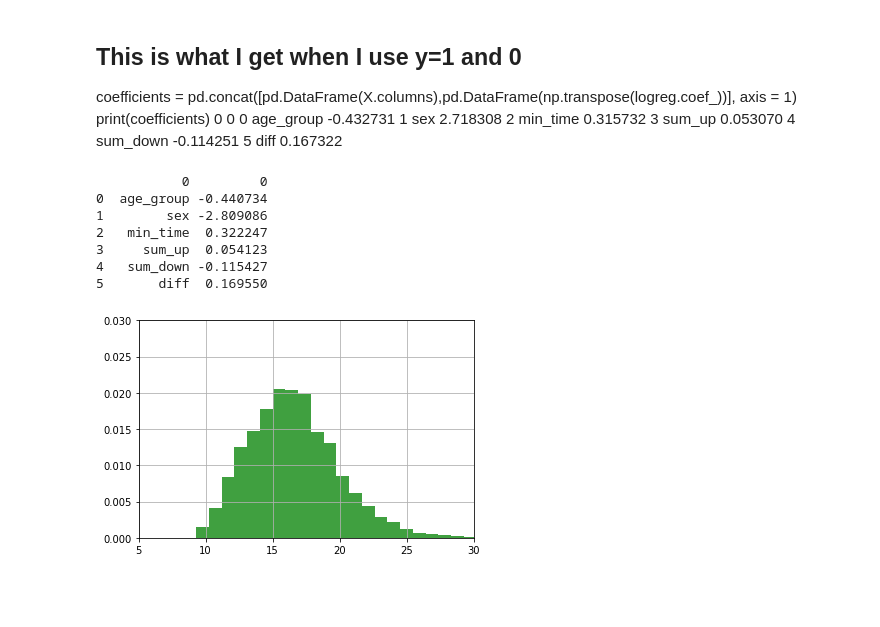
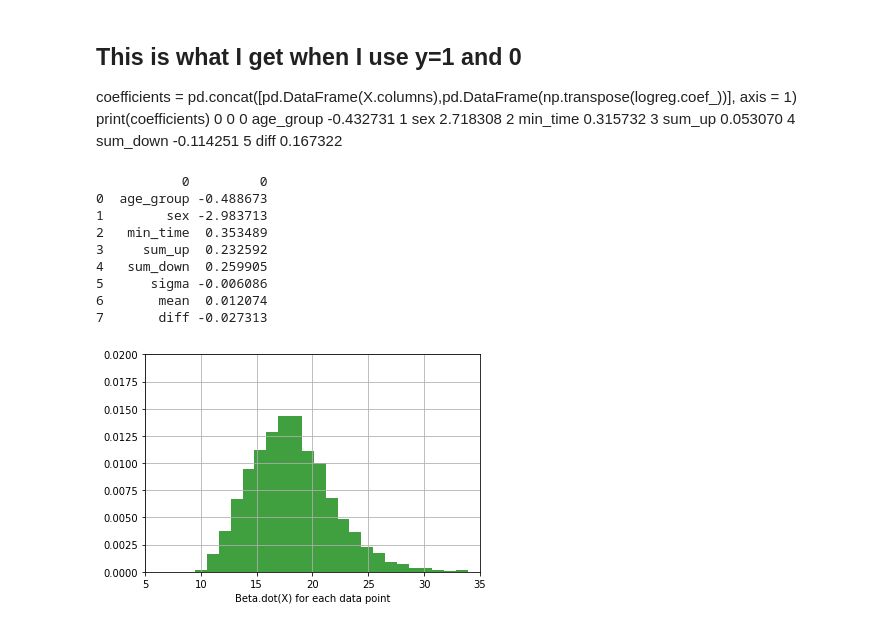
Before and after one commit to freddyox/letsdothis, a Jupyter notebook: clean_build_tables.ipynb, the cells around one changed output. Saved outputs shown, nothing was run; the diff lists cells and outputs as text; code cells hidden in the pictures; blank space fills up the shorter version.

```diff
--- a/clean_build_tables.ipynb
+++ b/clean_build_tables.ipynb
@@ -55,7 +55,7 @@ def cleaned_gpx(filename):
     gpx = pd.read_csv(filename, header=0)
     return gpx
 # %%
-gpx = cleaned_gpx(datadir + 'gpx_elevation_map.csv')
+gpx = cleaned_gpx(datadir + 'gpx_elevation_map_new.csv')
 # %%
 # Make everything unique, and then find the overlap
 IDs = df['meeting_id'].tolist()
@@ -135,5 +135,9 @@ dfnew=dfnew[dfnew.race_title == '10K']
 norm = 10.0 * 1.0
 gpx_up = dict(zip(gpxnew.meeting_id, gpxnew.sum_up))
 gpx_down = dict(zip(gpxnew.meeting_id, gpxnew.sum_down))
-dfnew['sum_up']=dfnew['meeting_id'].apply(lambda x: gpx_up[x]/norm)
-dfnew['sum_down']=dfnew['meeting_id'].apply(lambda x: -1*gpx_down[x]/norm)
+gpx_mean = dict(zip(gpxnew.meeting_id, gpxnew['mean']))
+gpx_sigma = dict(zip(gpxnew.meeting_id, gpxnew.sigma))
+dfnew['sum_up']=dfnew['meeting_id'].apply(lambda x:   gpx_up[x]/norm)
+dfnew['sum_down']=dfnew['meeting_id'].apply(lambda x: gpx_down[x]/norm)
+dfnew['mean']=dfnew['meeting_id'].apply(lambda x:     gpx_mean[x])
+dfnew['sigma']=dfnew['meeting_id'].apply(lambda x:    gpx_sigma[x])
@@ -240,12 +251,14 @@ beta = pd.concat([pd.DataFrame(X.columns),pd.DataFrame(np.transpose(clf.coef_))]
 print(beta)
 # %% [output]
            0         0
-0  age_group -0.440734
-1        sex -2.809086
-2   min_time  0.322247
-3     sum_up  0.054123
-4   sum_down -0.115427
-5       diff  0.169550
+0  age_group -0.488673
+1        sex -2.983713
+2   min_time  0.353489
+3     sum_up  0.232592
+4   sum_down  0.259905
+5      sigma -0.006086
+6       mean  0.012074
+7       diff -0.027313
 # %%
 d = []
 for index, row in X.iterrows():
@@ -258,8 +271,9 @@ for index, row in X.iterrows():
 # %%
 n, bins, patches = plt.hist(d, 50, density=True,
                             facecolor='g', alpha=0.75)
-plt.axis([5, 30, 0, 0.03])
+plt.axis([5, 35, 0, 0.02])
 plt.grid(True)
+plt.xlabel('Beta.dot(X) for each data point')
 plt.show()
 # %% [output]
-[figure, old version]
+[figure, new version]
```
Also changed, not shown: parts of 12 cells of this notebook, 3 other files.
